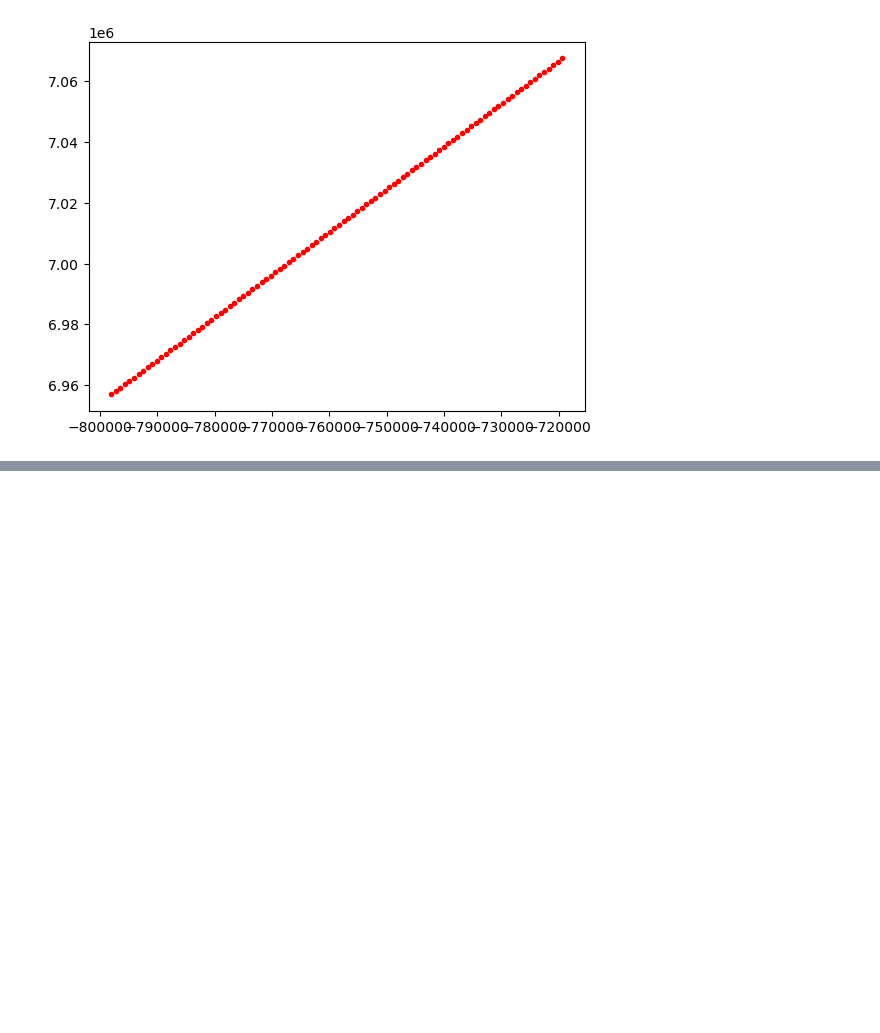
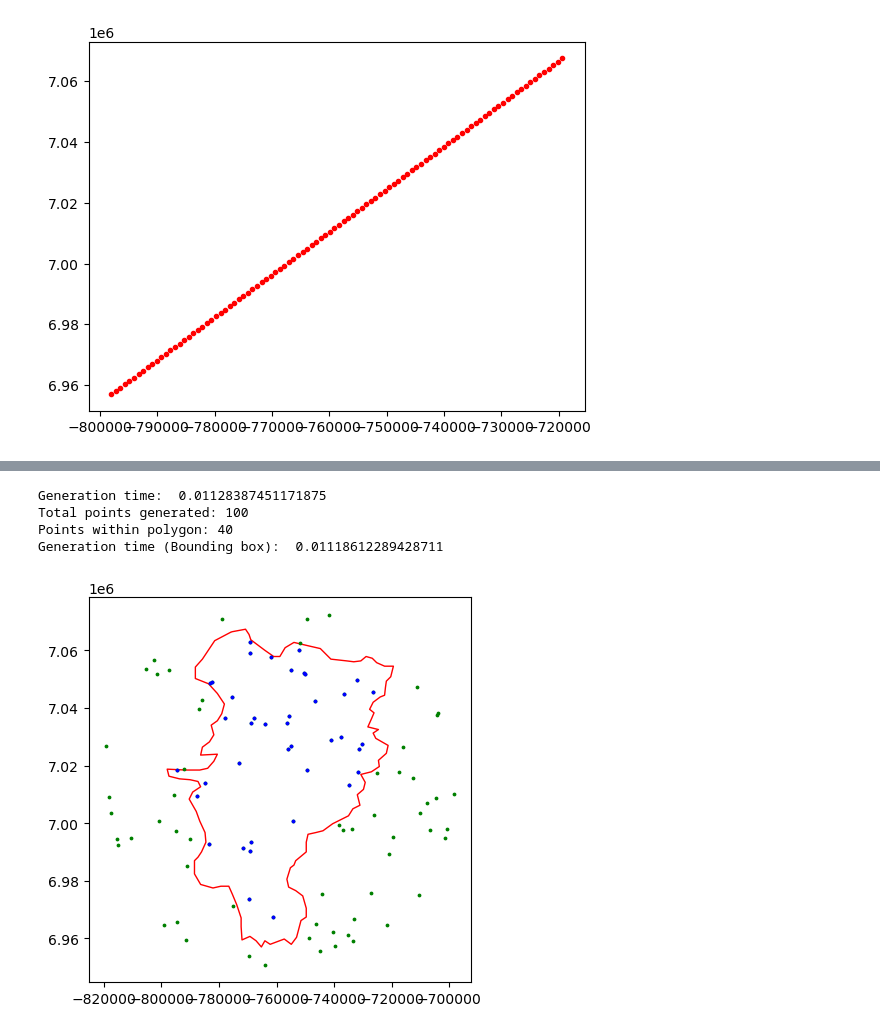
Before and after one commit to paddeaux/radian, a Jupyter notebook: points_in_polygon.ipynb, the cells around one changed output, grey strips where cells are left out. Saved outputs shown, nothing was run; the diff lists cells and outputs as text; code cells hidden in the pictures; blank space fills up the shorter version.

```diff
--- a/points_in_polygon.ipynb
+++ b/points_in_polygon.ipynb
@@ -216,0 +213,44 @@ maxy 7067367.635247394
+# %%
+def polar_points(dir, points):
+    poly_source = gpd.read_file(dir)
+    poly_source = poly_source.to_crs(epsg=3857)
+
+    start_time = time.time()
+
+    minx, miny, maxx, maxy = poly_source.total_bounds
+    poly_center_x, poly_center_y = poly_source.centroid.x[0], poly_source.centroid.y[0]
+
+    diameter = (maxx - minx) * 0.8
+
+    r, theta = [(np.sqrt(random.random()) * diameter) for i in range(points)], [(2*np.pi*random.random() * diameter) for i in range(points)]
+
+    x = ((r * np.cos(theta)) + ((minx + maxx) / 2))
+    y = ((r * np.sin(theta)) + ((miny + maxy)/2))
+
+    df = pd.DataFrame(zip(x, y), columns=['x', 'y'])
+    poly_points = gpd.GeoDataFrame([], geometry=gpd.points_from_xy(df.x, df.y), crs=poly_source.crs)
+    poly_sjoin = poly_points.sjoin(poly_source, predicate='within')
+    end_time = time.time()
+
+    fig, ax = plt.subplots(figsize=(10,5))
+
+    poly_source.plot(ax=ax, edgecolor='red', facecolor='none')
+    poly_points.plot(ax=ax, color='green', markersize=3)
+    poly_sjoin.plot(ax=ax, color='blue', markersize=3)
+
+    print("Generation time: ", end_time - start_time)
+    print(f"Total points generated: {len(poly_points)}\nPoints within polygon: {len(poly_sjoin)}")
+
+    bb_time_start = time.time()
+    bb_points = uniform_pip(poly_source, points)
+    bb_time_end = time.time()
+
+    print("Generation time (Bounding box): ", bb_time_end - bb_time_start)
+
+polar_points("scenarios/kildare/kildare.geojson", 100)
+# %% [output]
+Generation time:  0.01128387451171875
+Total points generated: 100
+Points within polygon: 40
+Generation time (Bounding box):  0.01118612289428711
+[figure, added]
```
Also changed, not shown: parts of 2 cells of this notebook.
